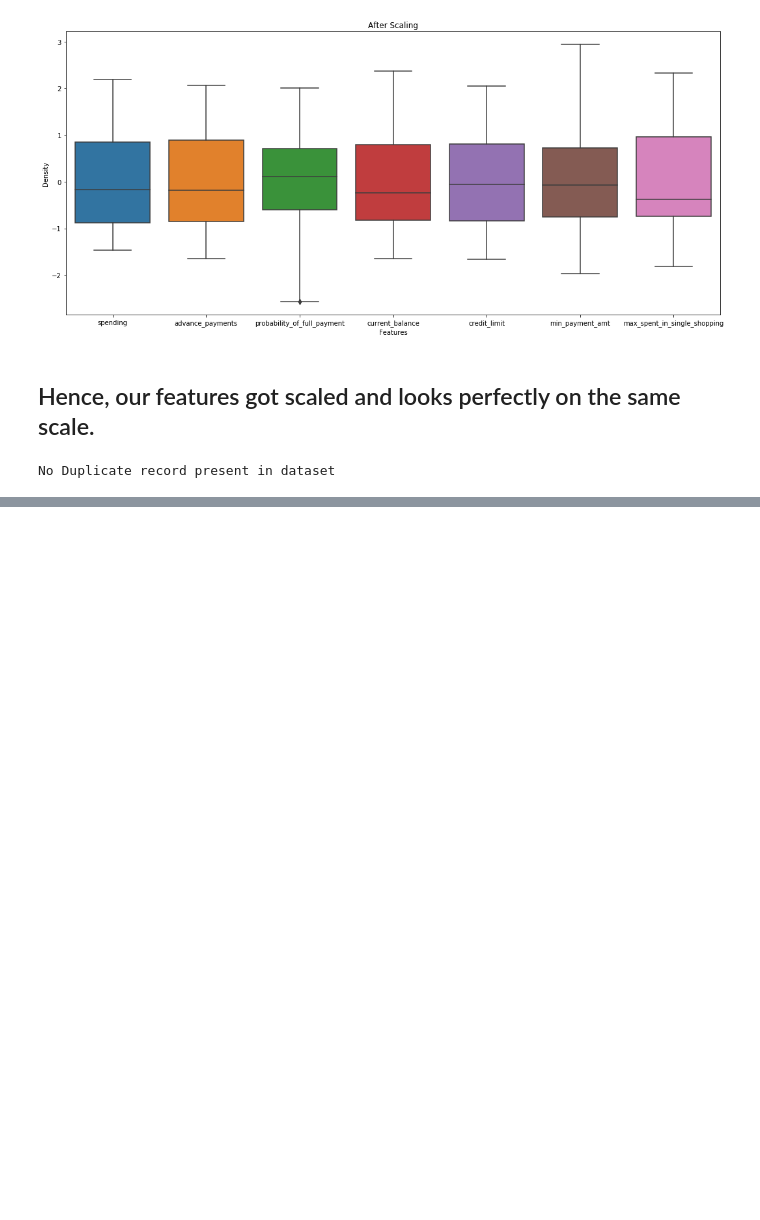
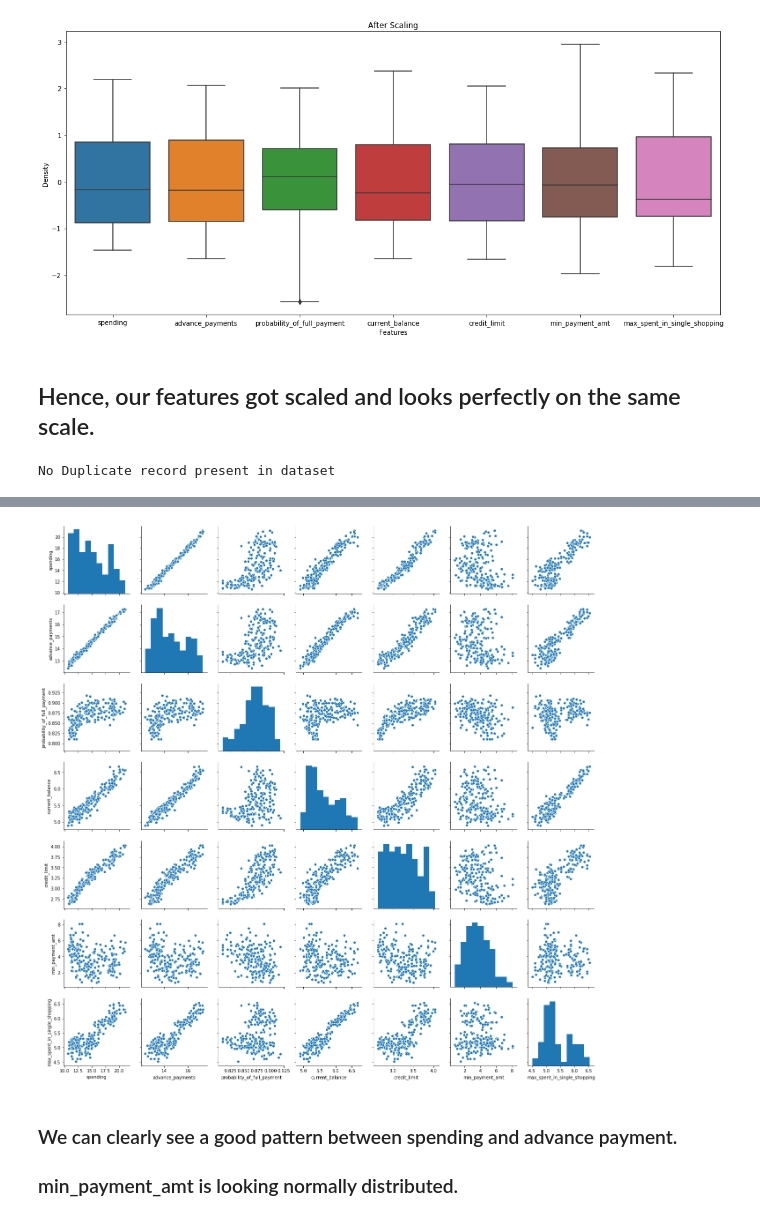
Before and after one commit to Abhishek768/BankMarketting, a Jupyter notebook: BankMarketing.ipynb, the cells around one changed output, grey strips where cells are left out. Drawn from its saved outputs; the diff is of its cells as text; code cells hidden in the pictures; blank space fills up the shorter version.

```diff
--- a/BankMarketing.ipynb
+++ b/BankMarketing.ipynb
@@ -107,0 +119,7 @@ No Duplicate record present in dataset
+# %%
+sns.pairplot(df);
+# %% [output]
+[figure, added]
+# %% [markdown]
+### We can clearly see a good pattern between spending and advance payment.
+### min_payment_amt is looking normally distributed.
```
Also changed, not shown: parts of 2 cells of this notebook.
